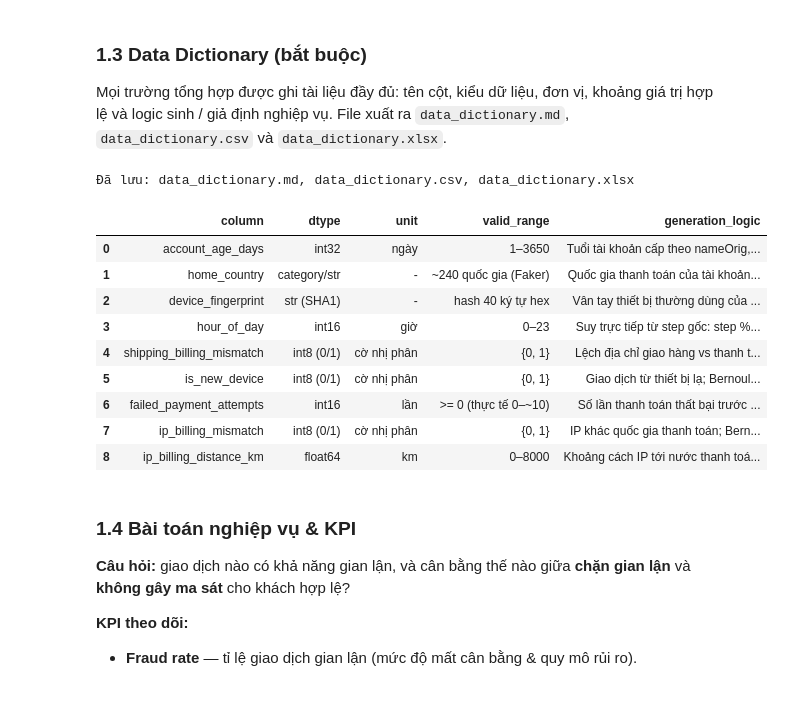
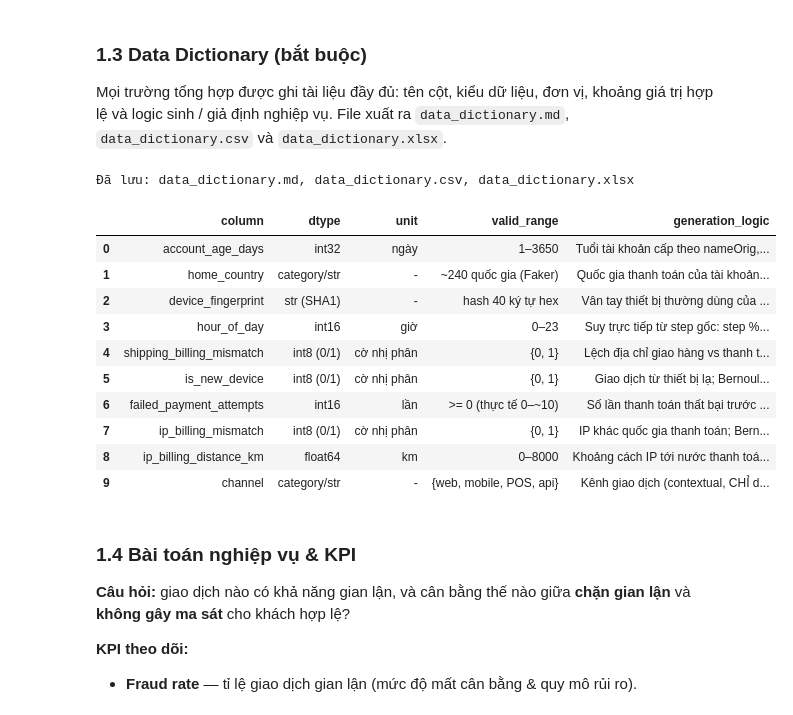
Before and after one commit to Trungdn4-458311/FraudDetectionBE, a Jupyter notebook: fraud_eda.ipynb, the cells around one changed output. Saved outputs shown, nothing was run; the diff lists cells and outputs as text; code cells hidden in the pictures.

```diff
--- a/fraud_eda.ipynb
+++ b/fraud_eda.ipynb
@@ -193,33 +206,39 @@ data_dict_rows = [
      "generation_logic": "Số lần thanh toán thất bại trước khi thành công; Poisson(λ=2.2) nếu gian lận, Poisson(λ=0.12) nếu hợp lệ."},
     {"column": "ip_billing_mismatch", "dtype": "int8 (0/1)", "unit": "cờ nhị phân", "valid_range": "{0, 1}",
      "generation_logic": "IP khác quốc gia thanh toán; Bernoulli p=0.50 nếu gian lận, p=0.02 nếu hợp lệ."},
     {"column": "ip_billing_distance_km", "dtype": "float64", "unit": "km", "valid_range": "0–8000",
      "generation_logic": "Khoảng cách IP tới nước thanh toán; Uniform(500, 8000) nếu ip_billing_mismatch=1, ngược lại Uniform(0, 80)."},
 ]
 
+data_dict_rows.append({
+    "column": "channel", "dtype": "category/str", "unit": "-", "valid_range": "{web, mobile, POS, api}",
+    "generation_logic": "Kênh giao dịch (contextual, CHỈ dùng cho EDA). Phân phối phụ thuộc nhẹ nhãn: gian lận thiên về web/api, hợp lệ thiên về mobile.",
+})
+
 data_dictionary = pd.DataFrame(data_dict_rows)
 
 # Xuất ra 3 định dạng deliverable
 data_dictionary.to_csv("data_dictionary.csv", index=False, encoding="utf-8-sig")
 with open("data_dictionary.md", "w", encoding="utf-8") as f:
     f.write("# Data Dictionary — Synthetic Features\n\n")
     f.write(data_dictionary.to_markdown(index=False))
 data_dictionary.to_excel("data_dictionary.xlsx", index=False)
 
 print("Đã lưu: data_dictionary.md, data_dictionary.csv, data_dictionary.xlsx")
 data_dictionary
 # %% [output]
 Đã lưu: data_dictionary.md, data_dictionary.csv, data_dictionary.xlsx
 |  | column | dtype | unit | valid_range | generation_logic |
 | 0 | account_age_days | int32 | ngày | 1–3650 | Tuổi tài khoản cấp theo nameOrig,... |
 | 1 | home_country | category/str | - | ~240 quốc gia (Faker) | Quốc gia thanh toán của tài khoản... |
 | 2 | device_fingerprint | str (SHA1) | - | hash 40 ký tự hex | Vân tay thiết bị thường dùng của ... |
 | 3 | hour_of_day | int16 | giờ | 0–23 | Suy trực tiếp từ step gốc: step %... |
 | 4 | shipping_billing_mismatch | int8 (0/1) | cờ nhị phân | {0, 1} | Lệch địa chỉ giao hàng vs thanh t... |
 | 5 | is_new_device | int8 (0/1) | cờ nhị phân | {0, 1} | Giao dịch từ thiết bị lạ; Bernoul... |
 | 6 | failed_payment_attempts | int16 | lần | >= 0 (thực tế 0–~10) | Số lần thanh toán thất bại trước ... |
 | 7 | ip_billing_mismatch | int8 (0/1) | cờ nhị phân | {0, 1} | IP khác quốc gia thanh toán; Bern... |
 | 8 | ip_billing_distance_km | float64 | km | 0–8000 | Khoảng cách IP tới nước thanh toá... |
+| 9 | channel | category/str | - | {web, mobile, POS, api} | Kênh giao dịch (contextual, CHỈ d... |
 # %% [markdown]
 ### 1.4 Bài toán nghiệp vụ & KPI
 
```
Also changed, not shown: parts of 27 cells of this notebook, 38 other files.
